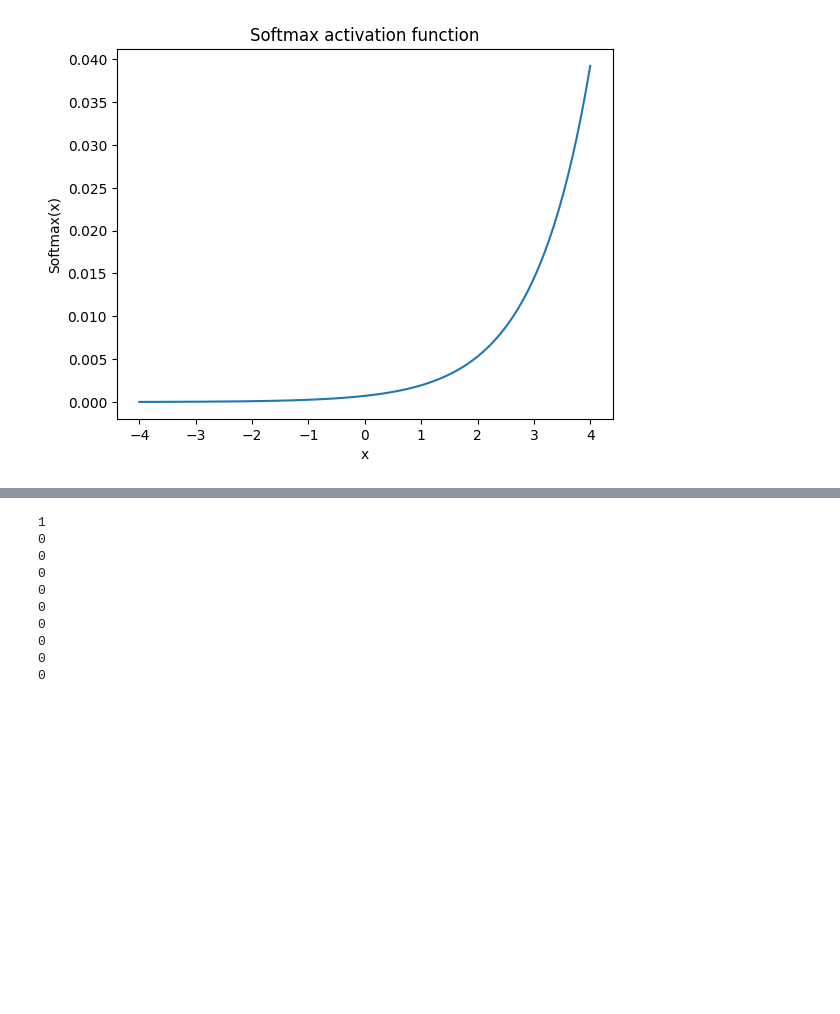
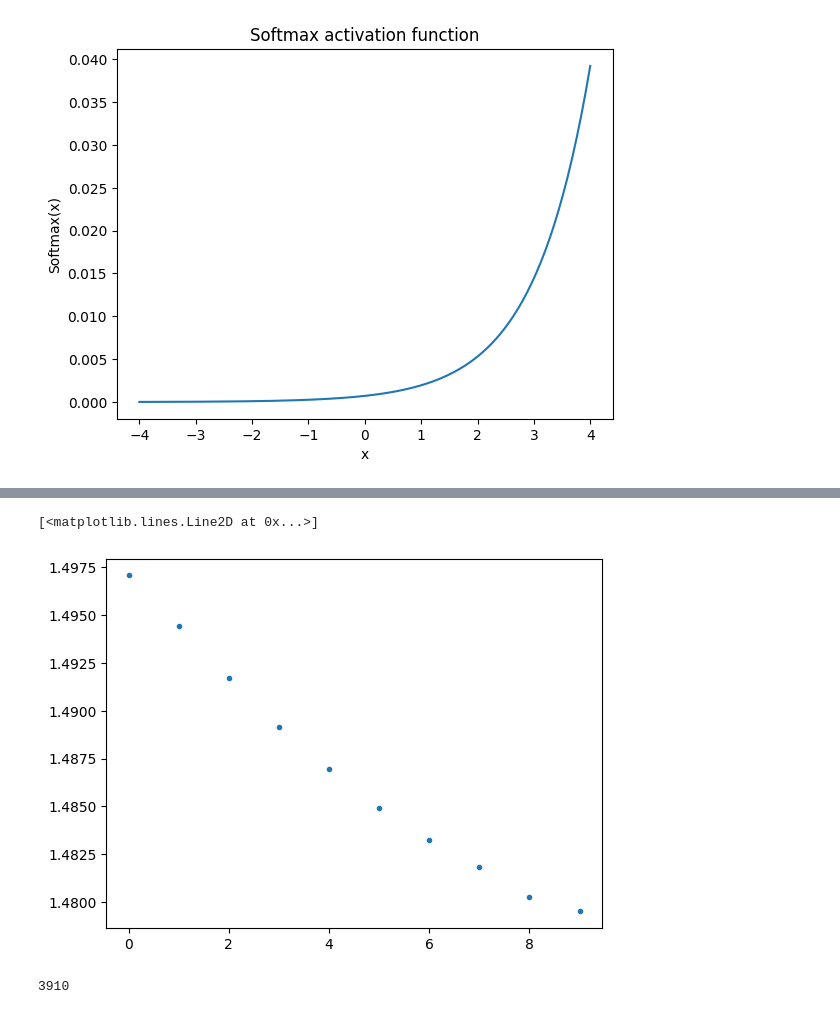
Before and after one commit to Dann38/neural_networks_course, a Jupyter notebook: lesson/lessonXX-tf/my_MLP.ipynb, the cells around one changed output, grey strips where cells are left out. Saved outputs shown, nothing was run; the diff lists cells and outputs as text; code cells hidden in the pictures; blank space fills up the shorter version.

```diff
--- a/lesson/lessonXX-tf/Untitled.ipynb
+++ b/lesson/lessonXX-tf/my_MLP.ipynb
@@ -27,13 +33,14 @@ class MyLayer(tf.Module):
         super().__init__()
         self.size_output = size_output
         self.size_input = size_input
-        self.w0 = tf.Variable(tf.random.normal([size_output, size_input],mean=0, stddev=0.001))
-        self.b = tf.Variable(tf.random.normal([size_output, 1], mean=1, stddev=0.001))
+        self.w0 = tf.Variable(tf.random.normal([size_input, size_output],mean=0, stddev=0.001))
+        self.b = tf.Variable(tf.random.normal([size_output, ], mean=1, stddev=0.001))
         self.sigma = func
 
     @tf.function()
     def __call__(self, x):
-        z = tf.add(tf.matmul(self.w0, x), self.b)
+
+        z = tf.add(tf.matmul(x, self.w0), self.b)
         return self.sigma(z)
 # %%
 mylayer = MyLayer(size_input=784, size_output=2, func=tf.nn.relu)
@@ -92,13 +92,13 @@ mlp_model = MLP([MyLayer(size_input=784, size_output=196, func=tf.nn.relu),
 @tf.function
 def cross_entropy_loss(y_pred, y):
     # Compute cross entropy loss with a sparse operation
-
-    return tf.reduce_mean(tf.pow(y_pred - y , 2))
+    sparse_ce = tf.nn.sparse_softmax_cross_entropy_with_logits(labels=y, logits=y_pred)
+    return tf.reduce_mean(sparse_ce)
 
 
 def accuracy(y_pred, y):
     # Compute accuracy after extracting class predictions
-    class_preds = tf.argmax(tf.nn.softmax(tf.square(y_pred)), axis=1)
+    class_preds = tf.argmax(tf.nn.softmax(y_pred), axis=1)
     is_equal = tf.equal(y, class_preds)
     return tf.reduce_mean(tf.cast(is_equal, tf.float32))
 # %%
@@ -133,14 +133,14 @@ class Adam:
       self.t += 1.
       return
 # %%
-vecs = tf.eye(10)
 
+history_loss = []
 def train_step(x_batch, y_batch, loss, acc, model, optimizer):
   # Update the model state given a batch of data
   with tf.GradientTape() as tape:
     y_pred = model(x_batch)
-    batch_loss = loss(y_pred, tf.transpose([vecs[int(yi)] for yi in y_batch]))
-    print(batch_loss)
+    batch_loss = loss(y_pred, y_batch)
+    history_loss.append(batch_loss)
   batch_acc = acc(y_pred, y_batch)
   grads = tape.gradient(batch_loss, model.variables)
   optimizer.apply_gradients(grads, model.variables)
@@ -197,7 +197,7 @@ def train_model(mlp, train_data, val_data, loss, acc, optimizer, epochs):
 
 def preprocess(x, y):
   # Reshaping the data
-  x = tf.reshape(x, shape=[-1, 784, 1])
+  x = tf.reshape(x, shape=[-1, 784])
   # Rescaling the data
   x = x/255
   return x, y
@@ -235,16 +262,8 @@ mlp_model.variables
 # %%
-tf.transpose([vecs[0], vecs[1]])
+plt.plot(train_losses, '.')
+# %% [output]
+[<matplotlib.lines.Line2D at 0x...>]
+[figure, added]
 # %%
-for i in vecs[0]:
-    print(int(i))
 # %% [output]
-1
-0
-0
-0
-0
-0
-0
-0
-0
-0
+3910
```
Also changed, not shown: parts of 6 cells of this notebook.
